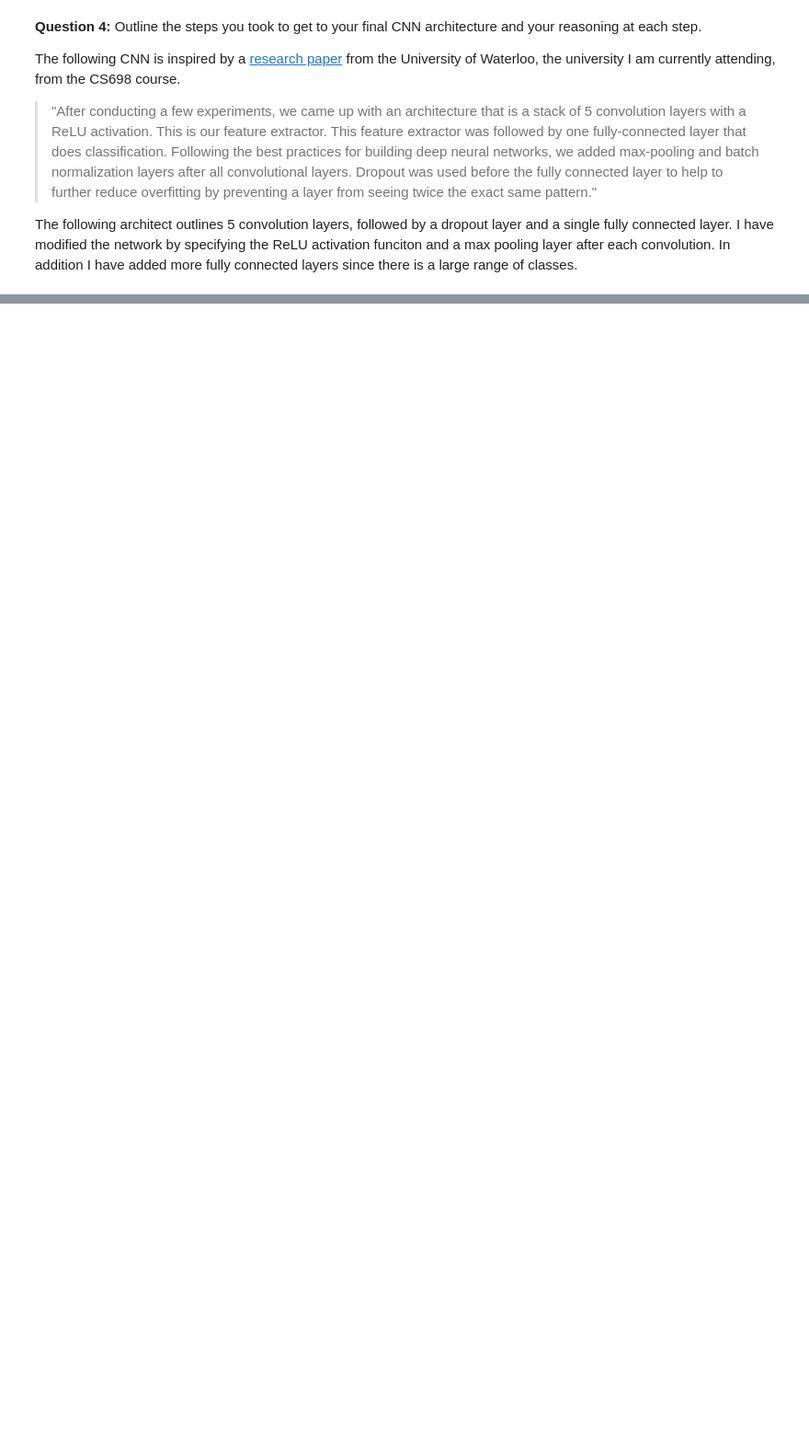
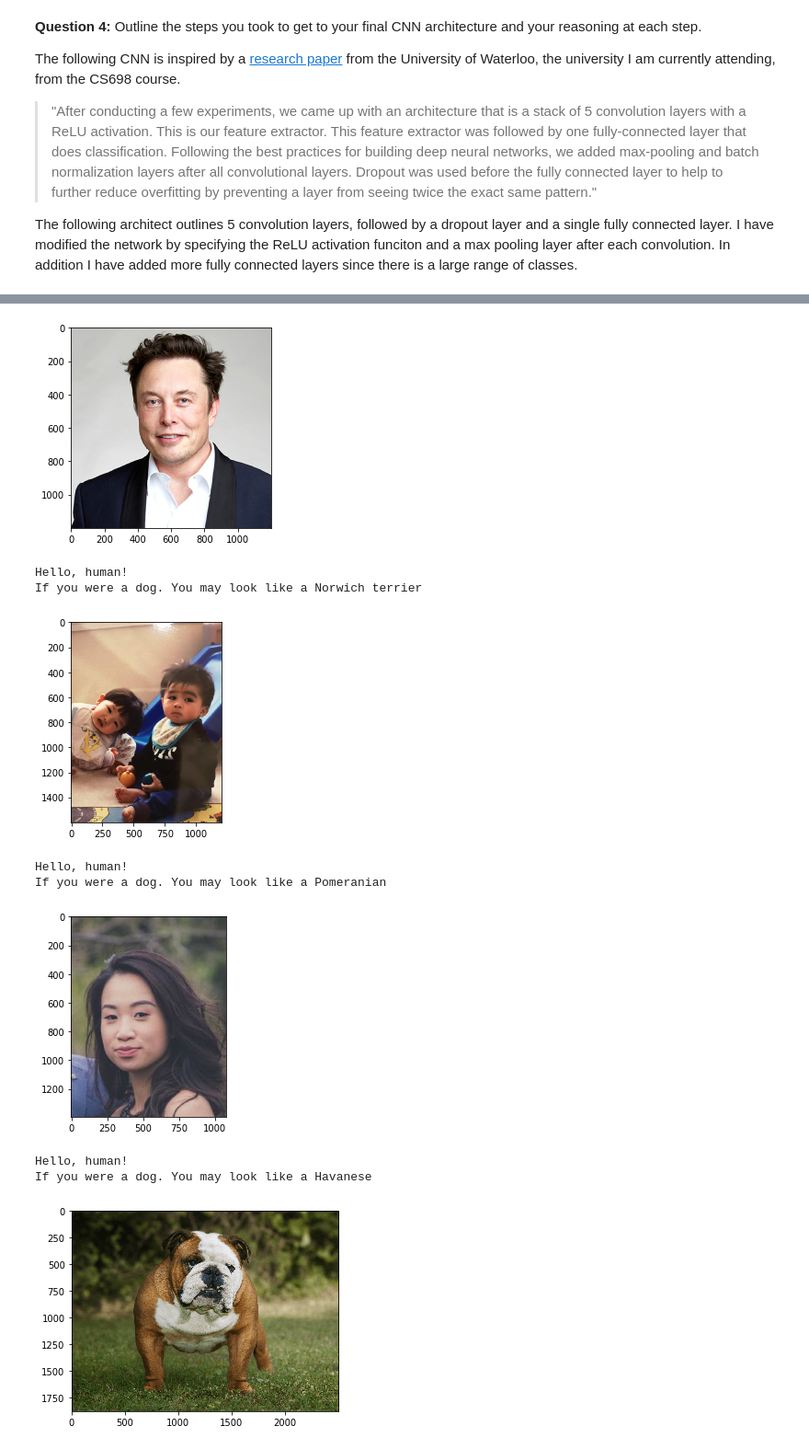
Before and after one commit to ahtchow/dog-breed-classifier, a Jupyter notebook: dog_classifier_app.ipynb, the cells around one changed output, grey strips where cells are left out. Shown at 92% size. Saved outputs shown, nothing was run; the diff lists cells and outputs as text; code cells hidden in the pictures; blank space fills up the shorter version.

```diff
--- a/dog_classifier_app.ipynb
+++ b/dog_classifier_app.ipynb
@@ -441,0 +832,17 @@ The following architect outlines 5 convolution layers, followed by a dropout lay
+# %%
+my_human_files = ['./test_images/elon_musk.jpg', './test_images/babies.jpg', './test_images/karen.jpg' ]
+my_dog_files = ['./test_images/english_bulldog.png', './test_images/rottweiler.jpg', './test_images/husly.jpg', './test_images/boss.jpg']
+# %%
+for file in np.hstack((my_human_files, my_dog_files)):
+    run_app(file)
+# %% [output]
+[figure, added]
+Hello, human!
+If you were a dog. You may look like a Norwich terrier
+[figure, added]
+Hello, human!
+If you were a dog. You may look like a Pomeranian
+[figure, added]
+Hello, human!
+If you were a dog. You may look like a Havanese
+[figure, added]
```
Also changed, not shown: parts of 37 cells of this notebook, 10 other files.
